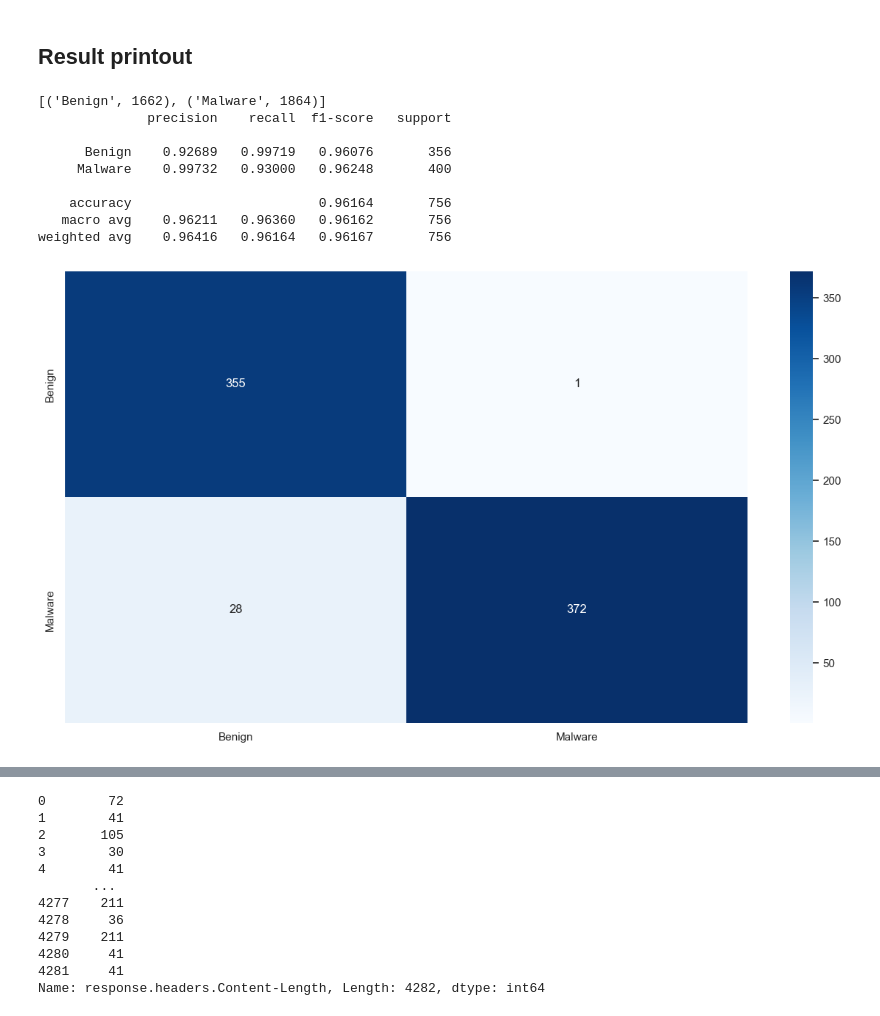
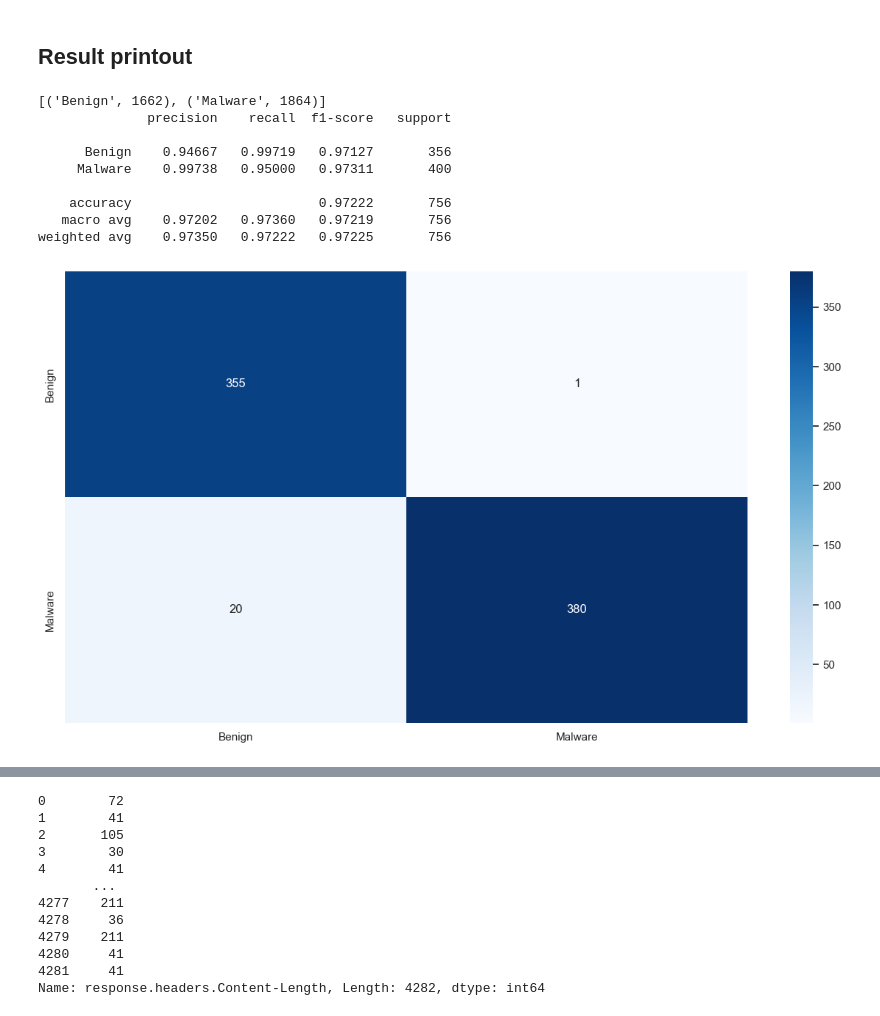
Before and after one commit to RazElbaz/API_security_challenge, a Jupyter notebook: new/model1.ipynb, the cells around one changed output, grey strips where cells are left out. Cells and saved outputs as stored; diff of their text form; code cells hidden in the pictures.

```diff
--- a/new/model1.ipynb
+++ b/new/model1.ipynb
@@ -613,25 +729,25 @@ def ResultPrintout(model):
 ## Result printout
 # %%
 # We choose our model of choice and set it's hyper parameters you can change anything
-clf = RandomForestClassifier(n_estimators=380)
+clf = RandomForestClassifier(n_estimators=100)
 
 # Train Model
 clf.fit(X_train, y_train)
 
 # Check data balance and variety
 print(sorted(Counter(y_train).items()))
 ResultPrintout(clf)
 # %% [output]
 [('Benign', 1662), ('Malware', 1864)]
               precision    recall  f1-score   support
 
-      Benign    0.92689   0.99719   0.96076       356
-     Malware    0.99732   0.93000   0.96248       400
+      Benign    0.94667   0.99719   0.97127       356
+     Malware    0.99738   0.95000   0.97311       400
 
-    accuracy                        0.96164       756
-   macro avg    0.96211   0.96360   0.96162       756
-weighted avg    0.96416   0.96164   0.96167       756
+    accuracy                        0.97222       756
+   macro avg    0.97202   0.97360   0.97219       756
+weighted avg    0.97350   0.97222   0.97225       756
-[figure, old version]
+[figure, new version]
 # %%
 # https://machinelearningmastery.com/calculate-feature-importance-with-python/
 # random forest for feature importance on a regression problem
```
Also changed, not shown: parts of 29 cells of this notebook, 1 other file.
